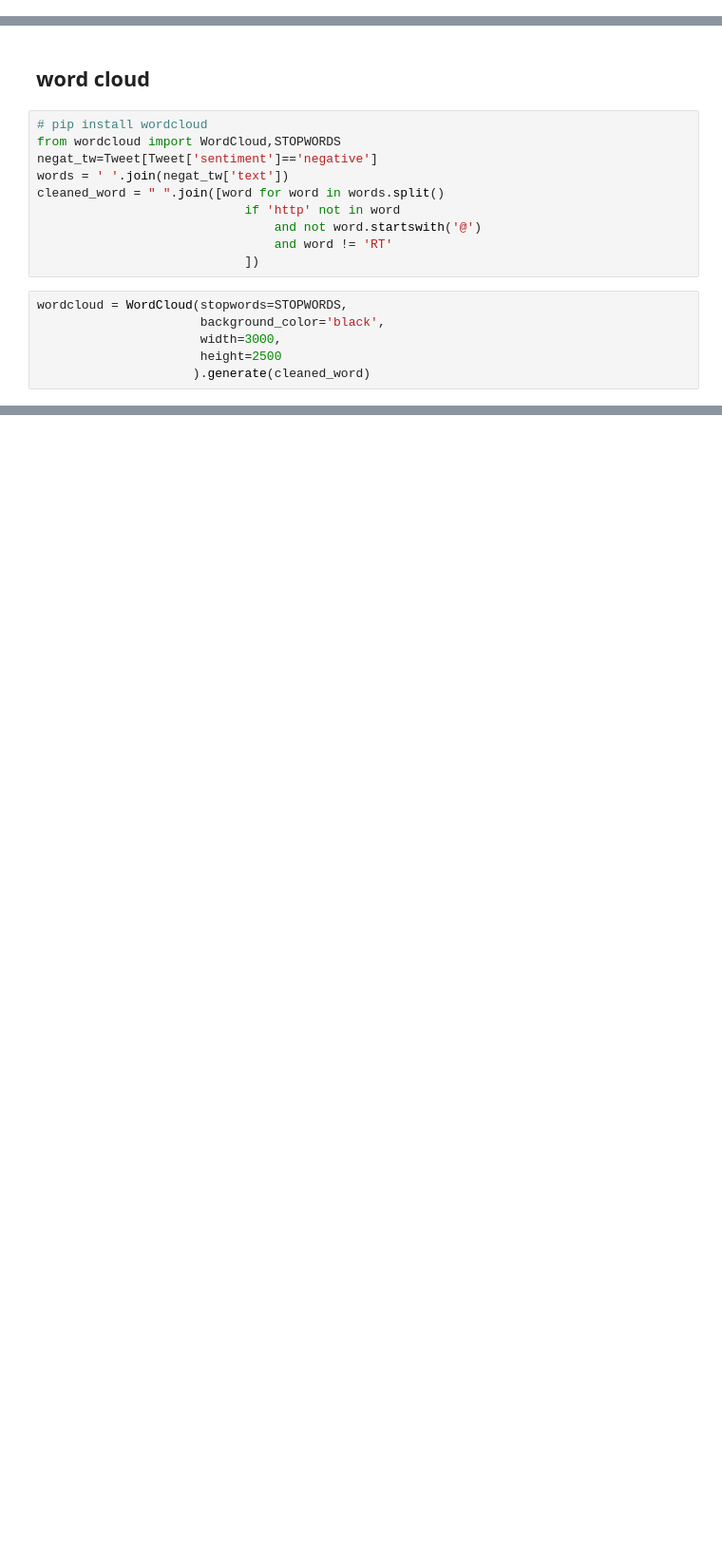
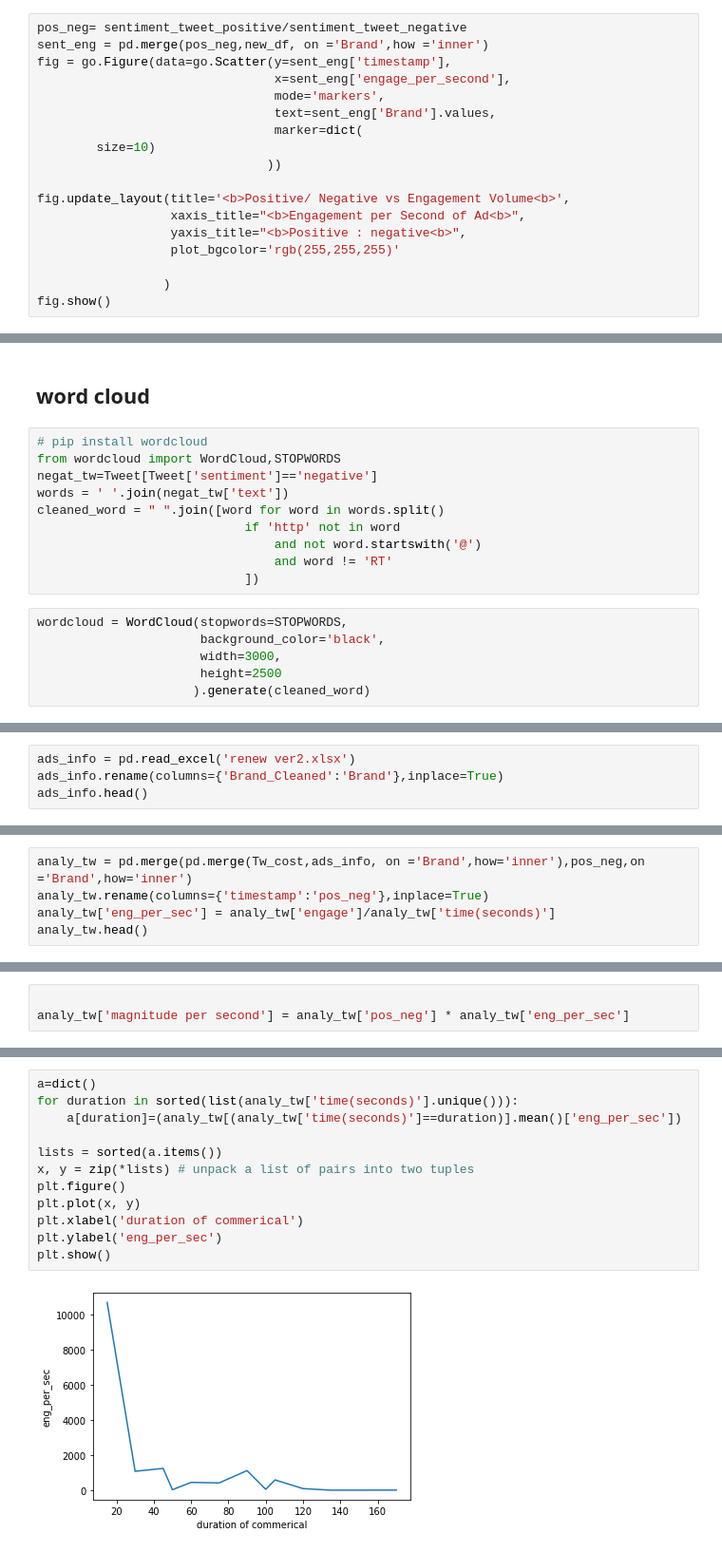
Before and after one commit to dsjoench/2020_Twitter_Analytics, a Jupyter notebook: 2020 Twitter Analytics.ipynb, the cells around one changed output, grey strips where cells are left out. Shown at 95% size. Cells and saved outputs as stored; diff of their text form; blank space fills up the shorter version.

```diff
--- a/2020 Twitter Analytics.ipynb
+++ b/2020 Twitter Analytics.ipynb
@@ -154,0 +209,18 @@ Tweet.timestamp=pd.to_datetime(Tweet.timestamp,unit ='s')
+# %%
+pos_neg= sentiment_tweet_positive/sentiment_tweet_negative
+sent_eng = pd.merge(pos_neg,new_df, on ='Brand',how ='inner')
+fig = go.Figure(data=go.Scatter(y=sent_eng['timestamp'],
+                                x=sent_eng['engage_per_second'],
+                                mode='markers',
+                                text=sent_eng['Brand'].values,
+                                marker=dict(
+        size=10)
+                               ))
+
+fig.update_layout(title='<b>Positive/ Negative vs Engagement Volume<b>',
+                  xaxis_title="<b>Engagement per Second of Ad<b>",
+                  yaxis_title="<b>Positive : negative<b>",
+                  plot_bgcolor='rgb(255,255,255)'
+
+                 )
+fig.show()
@@ -233,0 +297,4 @@ fig.show()
+# %%
+ads_info = pd.read_excel('renew ver2.xlsx')
+ads_info.rename(columns={'Brand_Cleaned':'Brand'},inplace=True)
+ads_info.head()
@@ -233,0 +318,5 @@ fig.show()
+# %%
+analy_tw = pd.merge(pd.merge(Tw_cost,ads_info, on ='Brand',how='inner'),pos_neg,on ='Brand',how='inner')
+analy_tw.rename(columns={'timestamp':'pos_neg'},inplace=True)
+analy_tw['eng_per_sec'] = analy_tw['engage']/analy_tw['time(seconds)']
+analy_tw.head()
@@ -233,0 +333,3 @@ fig.show()
+# %%
+
+analy_tw['magnitude per second'] = analy_tw['pos_neg'] * analy_tw['eng_per_sec']
@@ -233,0 +464,14 @@ fig.show()
+# %%
+a=dict()
+for duration in sorted(list(analy_tw['time(seconds)'].unique())):
+    a[duration]=(analy_tw[(analy_tw['time(seconds)']==duration)].mean()['eng_per_sec'])
+
+lists = sorted(a.items())
+x, y = zip(*lists) # unpack a list of pairs into two tuples
+plt.figure()
+plt.plot(x, y)
+plt.xlabel('duration of commerical')
+plt.ylabel('eng_per_sec')
+plt.show()
+# %% [output]
+[figure, added]
```
Also changed, not shown: parts of 44 cells of this notebook.
